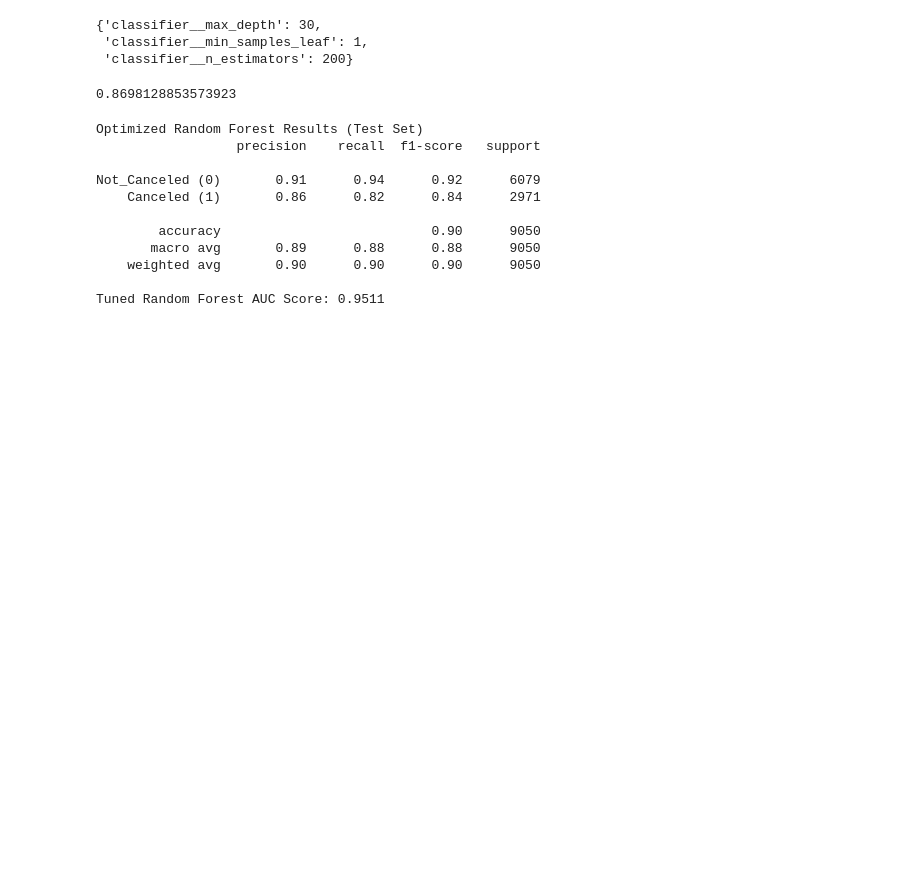
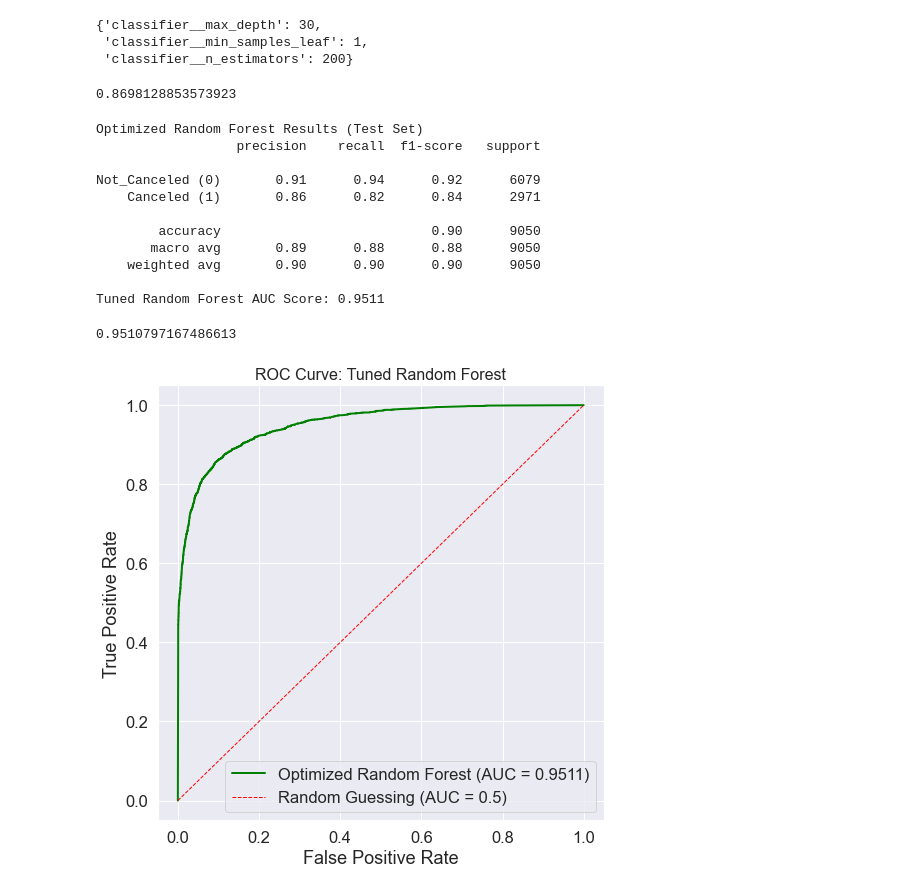
Before and after one commit to morgannash1/hotel_reservations, a Jupyter notebook: notebook.ipynb, the cells around one changed output. Drawn from its saved outputs; the diff is of its cells as text; code cells hidden in the pictures; blank space fills up the shorter version.

Commit message:
notebook/images cm final model

```diff
--- a/notebook.ipynb
+++ b/notebook.ipynb
@@ -1158,3 +1157,28 @@ Not_Canceled (0)       0.91      0.94      0.92      6079
     weighted avg       0.90      0.90      0.90      9050
 
 Tuned Random Forest AUC Score: 0.9511
+# %%
+#get probabilities for ROC AUC
+y_proba_rf_tuned = tuned_rf_pipe.predict_proba(X_test)[:, 1] # Probability for the positive class (1)
+auc_score_tuned_rf = roc_auc_score(y_test, y_proba_rf_tuned)
+auc_score_tuned_rf
+# %% [output]
+0.9510797167486613
+# %%
+#Plot ROC Curve:
+#calculate the ROC metrics (FalsePositiveRate and TruePositiveRate)
+fpr_tuned_rf, tpr_tuned_rf, thresholds_tuned_rf = roc_curve(y_test, y_proba_rf_tuned)
+
+#create plot:
+plt.figure(figsize=(8, 8))
+plt.plot(fpr_tuned_rf, tpr_tuned_rf, label=f"Optimized Random Forest (AUC = {auc_score_tuned_rf:.4f})", color='green', linewidth=2)
+#add line for baseline- random guessing
+plt.plot([0, 1], [0, 1], linestyle='--', color='red', label='Random Guessing (AUC = 0.5)', linewidth=1)
+plt.xlabel('False Positive Rate')
+plt.ylabel('True Positive Rate')
+plt.title('ROC Curve: Tuned Random Forest', fontsize=16)
+plt.legend(loc="lower right")
+plt.grid(True)
+plt.show();
+# %% [output]
+[figure, added]
```
Also changed, not shown: parts of 10 cells of this notebook, 1 other file.
